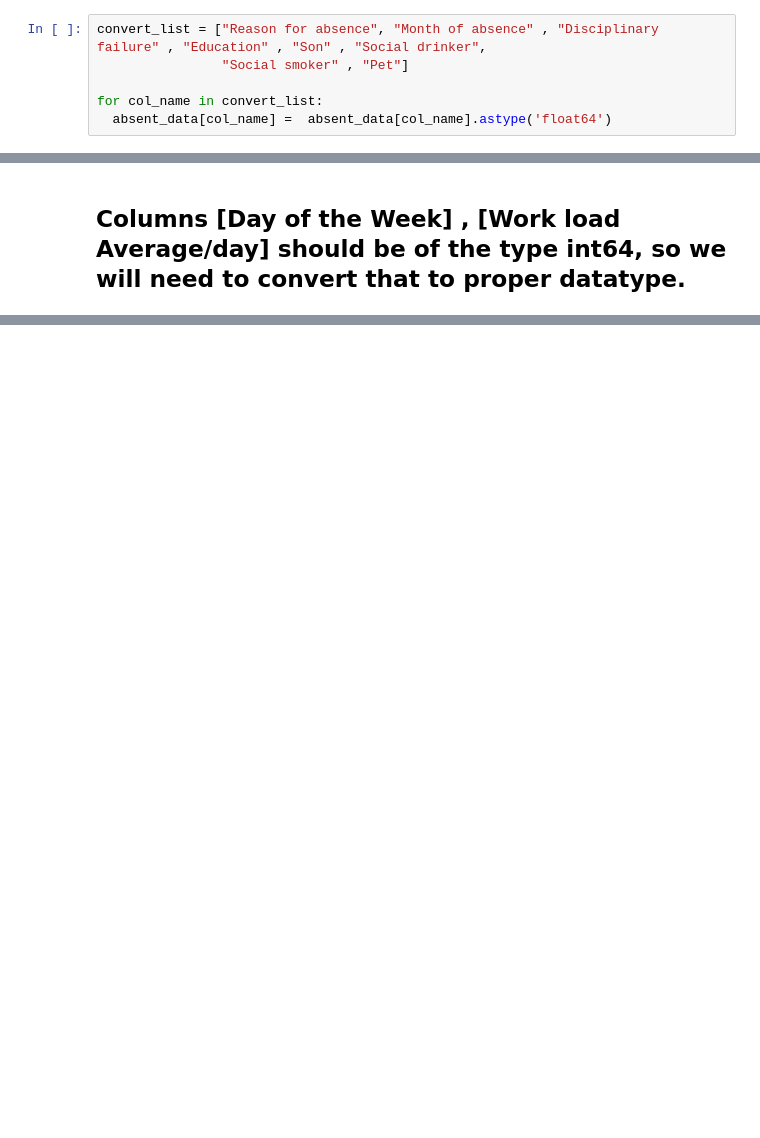
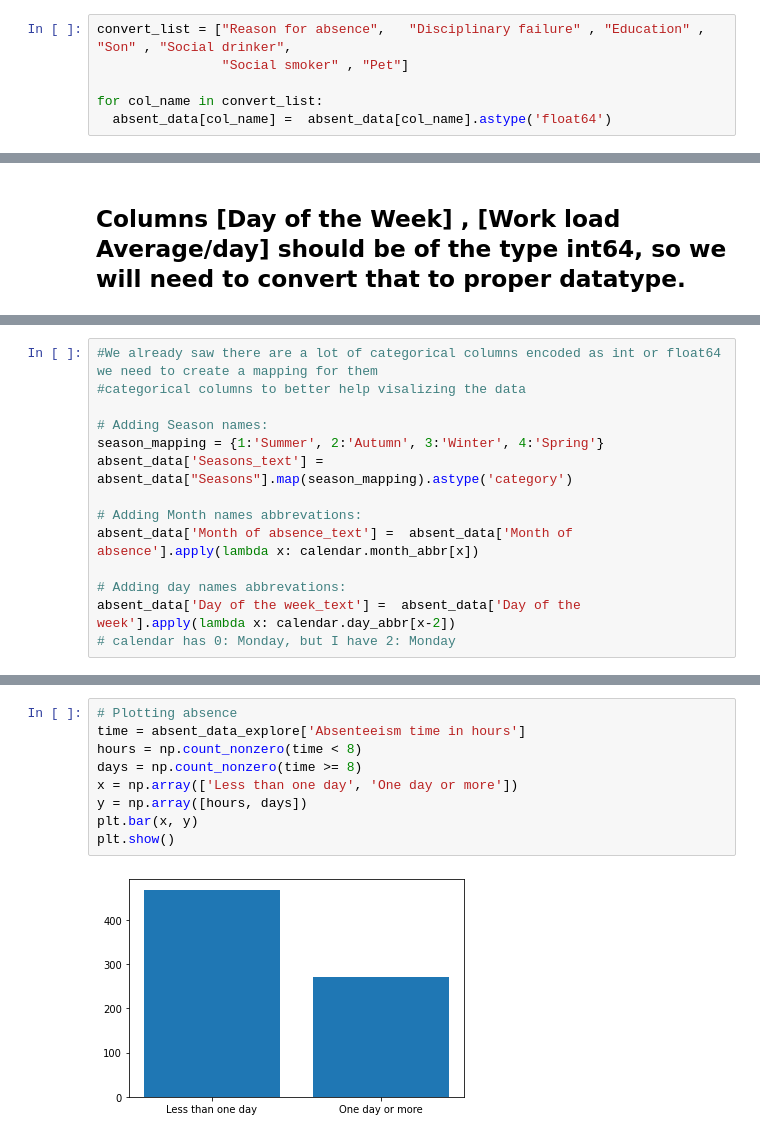
Before and after one commit to DHRUV6029/CMPE-255_NPDP, a Jupyter notebook: CMPE_255_NPDP.ipynb, the cells around one changed output, grey strips where cells are left out. Drawn from its saved outputs; the diff is of its cells as text; blank space fills up the shorter version.

```diff
--- a/CMPE_255_NPDP.ipynb
+++ b/CMPE_255_NPDP.ipynb
@@ -1808,7 +1752,7 @@ absent_data
 # %% [markdown]
 ### Column [Reason for Absence] , [Month of absence] , [Disciplinary failure] , [Education] , [Son] , [Social drinker], [Social Smoker],[Pet] needs to be converted to float64 data type
 # %%
-convert_list = ["Reason for absence", "Month of absence" , "Disciplinary failure" , "Education" , "Son" , "Social drinker",
+convert_list = ["Reason for absence",   "Disciplinary failure" , "Education" , "Son" , "Social drinker",
                 "Social smoker" , "Pet"]
 
 for col_name in convert_list:
@@ -1901,0 +1818,14 @@ pd.DataFrame({'count':counts , 'percentage' : percent})
+# %%
+#We already saw there are a lot of categorical columns encoded as int or float64 we need to create a mapping for them
+#categorical columns to better help visalizing the data
+
+# Adding Season names:
+season_mapping = {1:'Summer', 2:'Autumn', 3:'Winter', 4:'Spring'}
+absent_data['Seasons_text'] = absent_data["Seasons"].map(season_mapping).astype('category')
+
+# Adding Month names abbrevations:
+absent_data['Month of absence_text'] =  absent_data['Month of absence'].apply(lambda x: calendar.month_abbr[x])
+
+# Adding day names abbrevations:
+absent_data['Day of the week_text'] =  absent_data['Day of the week'].apply(lambda x: calendar.day_abbr[x-2])
+# calendar has 0: Monday, but I have 2: Monday
@@ -1901,0 +1937,11 @@ pd.DataFrame({'count':counts , 'percentage' : percent})
+# %%
+# Plotting absence
+time = absent_data_explore['Absenteeism time in hours']
+hours = np.count_nonzero(time < 8)
+days = np.count_nonzero(time >= 8)
+x = np.array(['Less than one day', 'One day or more'])
+y = np.array([hours, days])
+plt.bar(x, y)
+plt.show()
+# %% [output]
+[figure, added]
```
Also changed, not shown: parts of 98 cells of this notebook, 2 other files.
